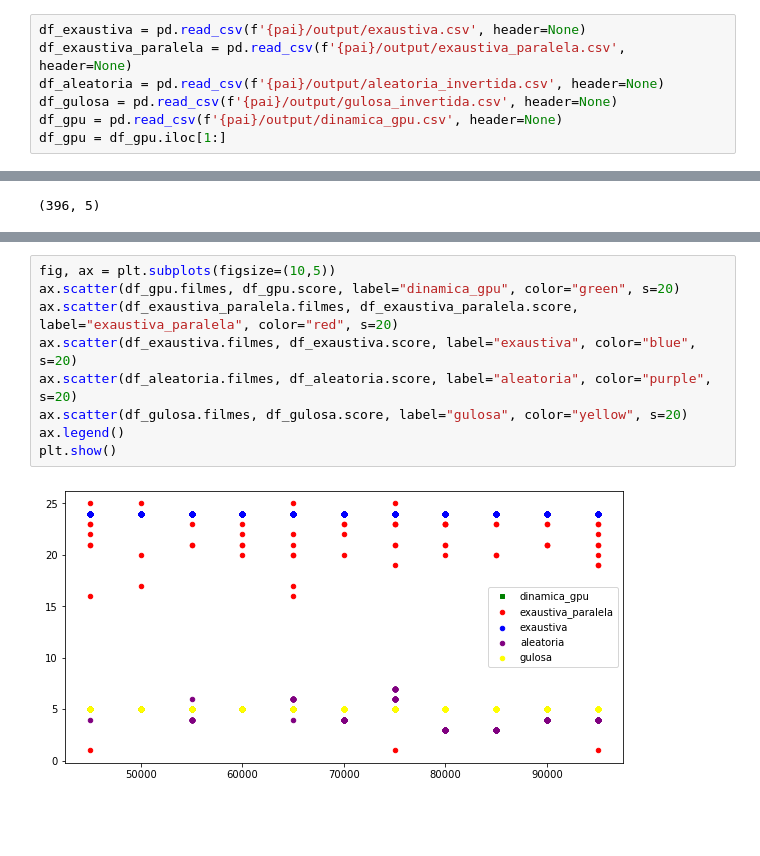
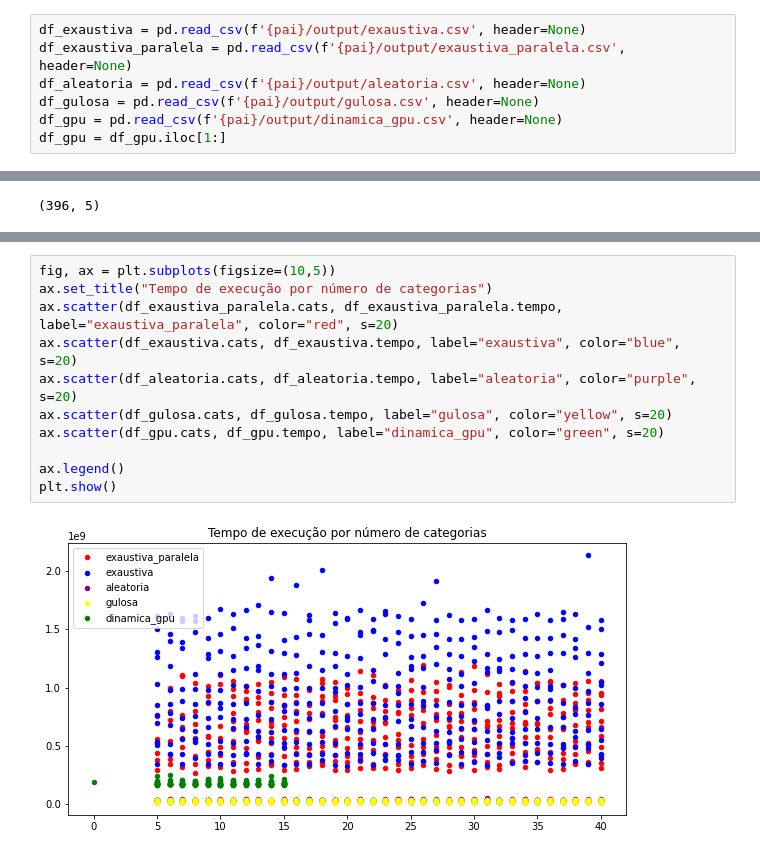
Before and after one commit to Antonioarf/Proj_SuperComp, a Jupyter notebook: python/graficos.ipynb, the cells around one changed output, grey strips where cells are left out. Cells and saved outputs as stored; diff of their text form; blank space fills up the shorter version.

```diff
--- a/python/graficos.ipynb
+++ b/python/graficos.ipynb
@@ -8,8 +8,8 @@ pai = '/'.join(os.path.abspath("").split("/")[0:-1])
 # %%
 df_exaustiva = pd.read_csv(f'{pai}/output/exaustiva.csv', header=None)
 df_exaustiva_paralela = pd.read_csv(f'{pai}/output/exaustiva_paralela.csv', header=None)
-df_aleatoria = pd.read_csv(f'{pai}/output/aleatoria_invertida.csv', header=None)
-df_gulosa = pd.read_csv(f'{pai}/output/gulosa_invertida.csv', header=None)
+df_aleatoria = pd.read_csv(f'{pai}/output/aleatoria.csv', header=None)
+df_gulosa = pd.read_csv(f'{pai}/output/gulosa.csv', header=None)
 df_gpu = pd.read_csv(f'{pai}/output/dinamica_gpu.csv', header=None)
 df_gpu = df_gpu.iloc[1:]
 # %%
@@ -35,11 +36,13 @@ plt.show()
 # %%
 fig, ax = plt.subplots(figsize=(10,5))
-ax.scatter(df_gpu.filmes, df_gpu.score, label="dinamica_gpu", color="green", s=20)
-ax.scatter(df_exaustiva_paralela.filmes, df_exaustiva_paralela.score, label="exaustiva_paralela", color="red", s=20)
-ax.scatter(df_exaustiva.filmes, df_exaustiva.score, label="exaustiva", color="blue", s=20)
-ax.scatter(df_aleatoria.filmes, df_aleatoria.score, label="aleatoria", color="purple", s=20)
-ax.scatter(df_gulosa.filmes, df_gulosa.score, label="gulosa", color="yellow", s=20)
+ax.set_title("Tempo de execução por número de categorias")
+ax.scatter(df_exaustiva_paralela.cats, df_exaustiva_paralela.tempo, label="exaustiva_paralela", color="red", s=20)
+ax.scatter(df_exaustiva.cats, df_exaustiva.tempo, label="exaustiva", color="blue", s=20)
+ax.scatter(df_aleatoria.cats, df_aleatoria.tempo, label="aleatoria", color="purple", s=20)
+ax.scatter(df_gulosa.cats, df_gulosa.tempo, label="gulosa", color="yellow", s=20)
+ax.scatter(df_gpu.cats, df_gpu.tempo, label="dinamica_gpu", color="green", s=20)
+
 ax.legend()
 plt.show()
 # %% [output]
-[figure, old version]
+[figure, new version]
```
Also changed, not shown: parts of 3 cells of this notebook, 3 other files.
